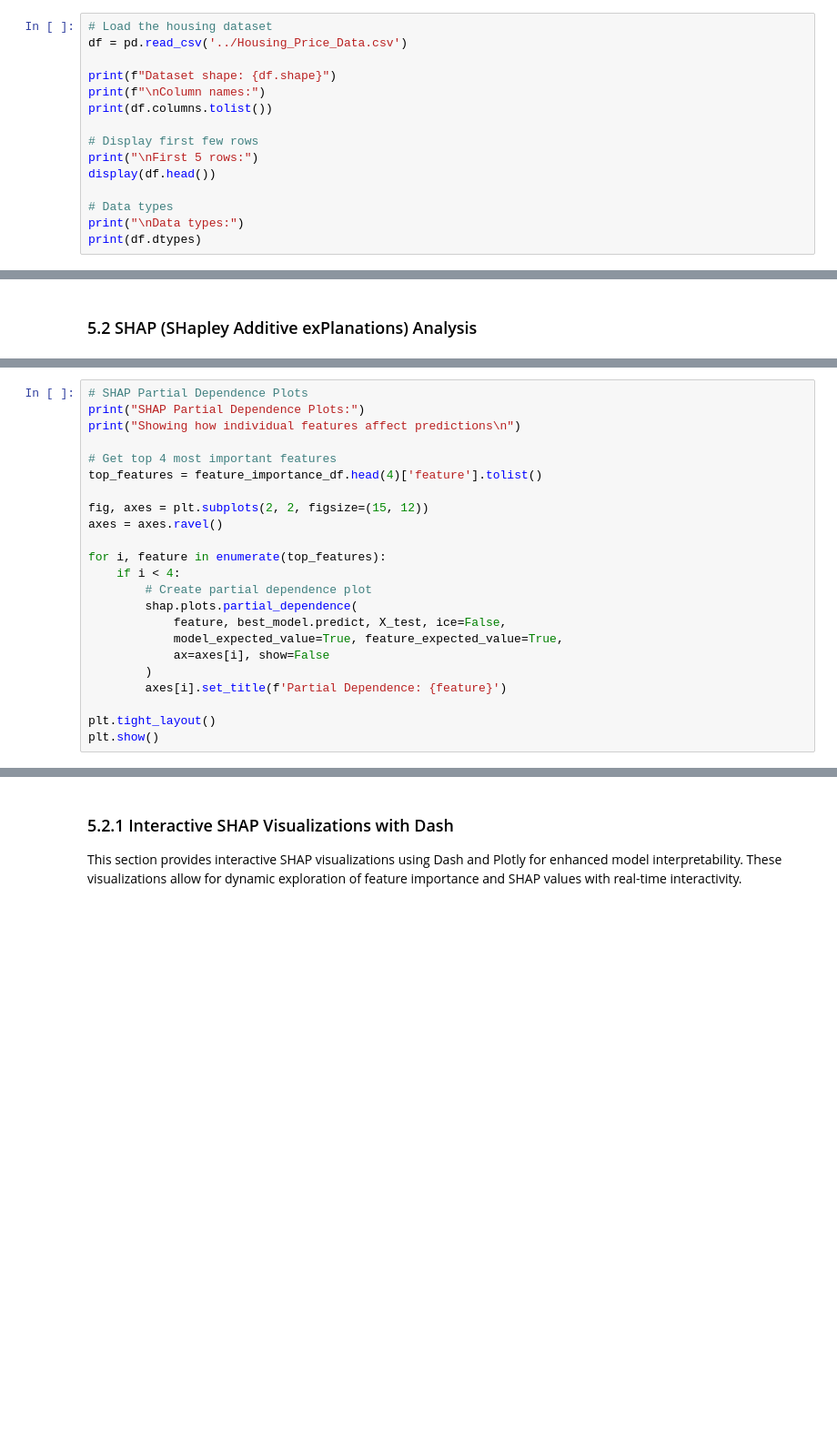
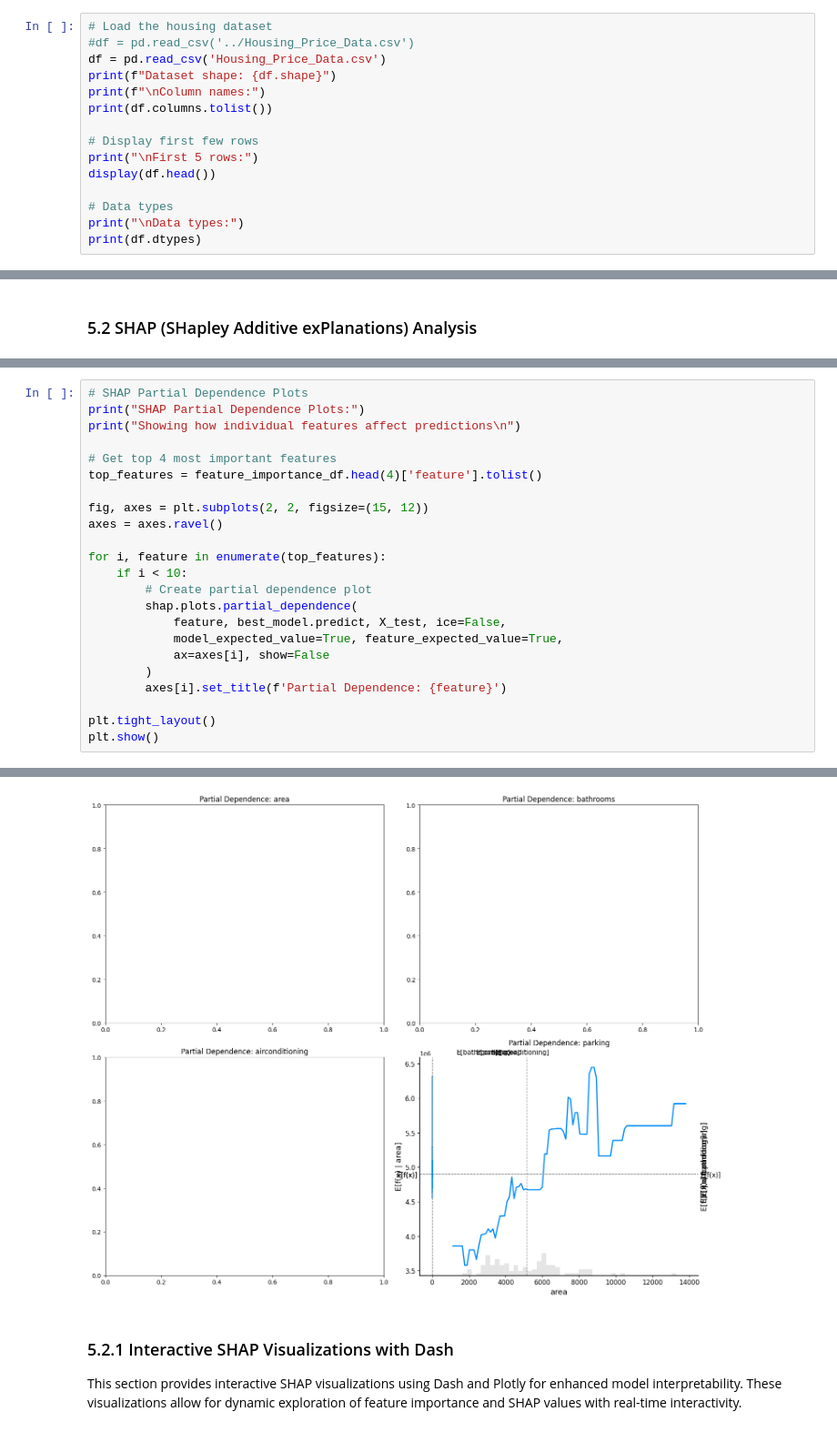
Before and after one commit to AhmedAl-Mahdi/Housing-Price-Data, a Jupyter notebook: notebooks/housing_analysis.ipynb, the cells around one changed output, grey strips where cells are left out. Shown at 91% size. Saved outputs shown, nothing was run; the diff lists cells and outputs as text; blank space fills up the shorter version.

```diff
--- a/notebooks/housing_analysis.ipynb
+++ b/notebooks/housing_analysis.ipynb
@@ -55,8 +57,8 @@ print(f"LIME version: {lime.__version__}")
 ## 1. Data Loading and Initial Exploration
 # %%
 # Load the housing dataset
-df = pd.read_csv('../Housing_Price_Data.csv')
-
+#df = pd.read_csv('../Housing_Price_Data.csv')
+df = pd.read_csv('Housing_Price_Data.csv')
 print(f"Dataset shape: {df.shape}")
 print(f"\nColumn names:")
 print(df.columns.tolist())
@@ -598,7 +892,7 @@ fig, axes = plt.subplots(2, 2, figsize=(15, 12))
 axes = axes.ravel()
 
 for i, feature in enumerate(top_features):
-    if i < 4:
+    if i < 10:
         # Create partial dependence plot
         shap.plots.partial_dependence(
             feature, best_model.predict, X_test, ice=False,
@@ -609,3 +903,4 @@ for i, feature in enumerate(top_features):
 
 plt.tight_layout()
 plt.show()
+# %% [output]
@@ -612,3 +909,4 @@ plt.show()
+[figure, added]
 # %% [markdown]
 ### 5.2.1 Interactive SHAP Visualizations with Dash
 
```
Also changed, not shown: parts of 33 cells of this notebook.
